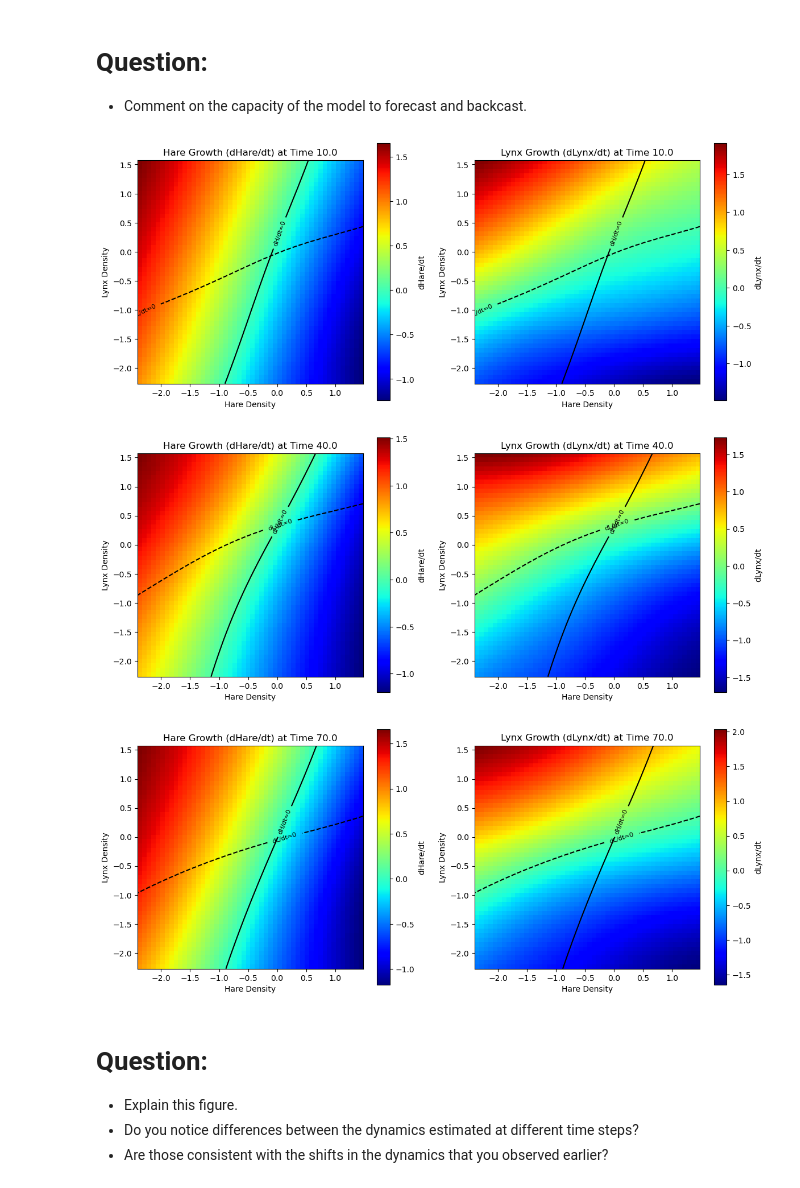
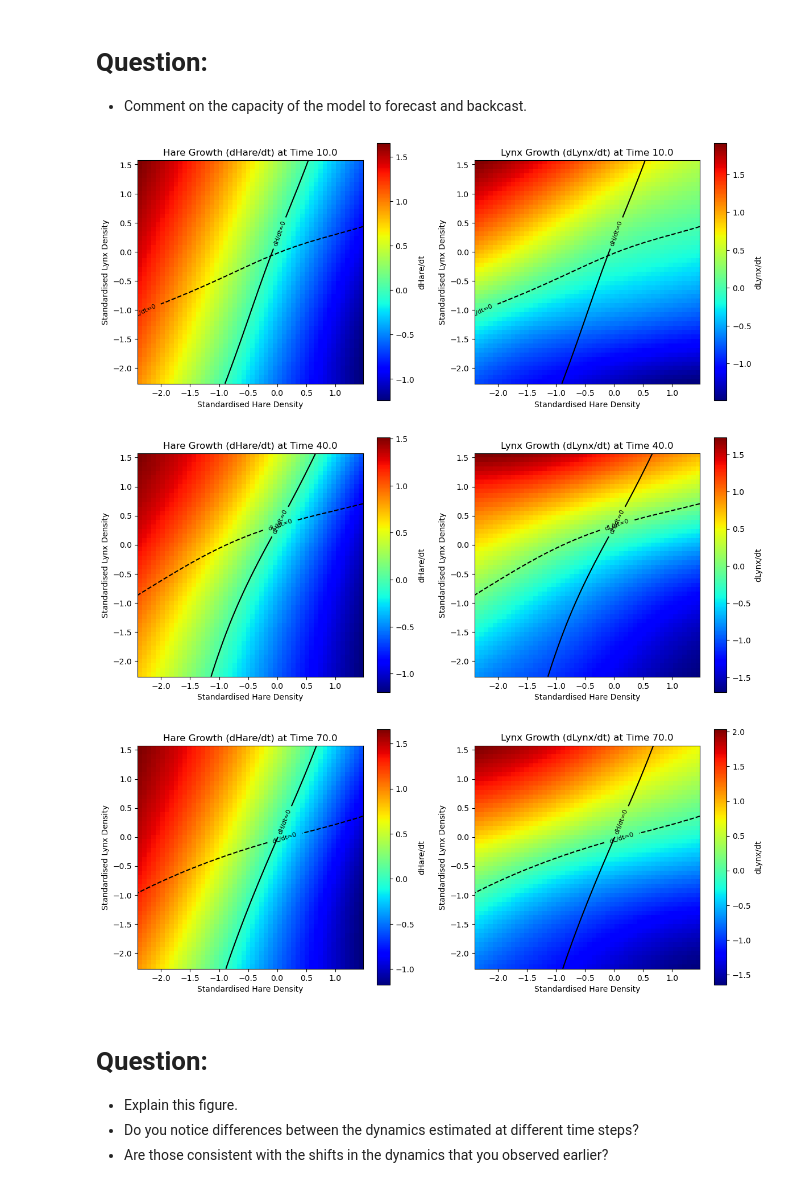
Before and after one commit to WillemBonnaffe/nodes-tutorial, a Jupyter notebook: i2_NODE_time_dependent.ipynb, the cells around one changed output. Cells and saved outputs as stored; diff of their text form; code cells hidden in the pictures.

```diff
--- a/i2_NODE_time_dependent.ipynb
+++ b/i2_NODE_time_dependent.ipynb
@@ -480,10 +512,12 @@ forecasted_population = forecasted_population.cpu().detach().numpy()
 num_variables = 2
 fig, axes = plt.subplots(num_variables, num_variables, figsize=(14,14))
 var_labels = ['Hare','Lynx']
+t = np.arange(forecasted_population.shape[0])  # time index
 for i in range(num_variables):
     for j in range(num_variables):
         axis = axes[i,j]
-        axis.plot(forecasted_population[:, j], forecasted_population[:, i], '-', label="", color='black')
+        axis.plot(forecasted_population[:, j], forecasted_population[:, i], '-', label="", color='black', alpha=1.0)
+        # axis.scatter(forecasted_population[:, j], forecasted_population[:, i], c=t, cmap='rainbow', alpha=0.5)
         axis.set_xlabel(var_labels[j])
         axis.set_ylabel(var_labels[i])
 sns.despine()
@@ -637,8 +671,8 @@ def dynamics_grid_analysis_time_dependent(model, hare_range, lynx_range, time_va
     plt.subplot(1, 2, 1)
     plt.imshow(hare_dynamics, extent=(hare_range[0], hare_range[1], lynx_range[0], lynx_range[1]), origin='lower', cmap='jet')
     plt.colorbar(label='dHare/dt')
-    plt.xlabel("Hare Density")
-    plt.ylabel("Lynx Density")
+    plt.xlabel("Standardised Hare Density")
+    plt.ylabel("Standardised Lynx Density")
     plt.title(f"Hare Growth (dHare/dt) at Time {time_value}")
 
     ## Null isoclines
@@ -649,38 +683,38 @@ def dynamics_grid_analysis_time_dependent(model, hare_range, lynx_range, time_va
 
     ## Plot heatmap for lynx population dynamics
     plt.subplot(1, 2, 2)
     plt.imshow(lynx_dynamics, extent=(hare_range[0], hare_range[1], lynx_range[0], lynx_range[1]), origin='lower', cmap='jet')
     plt.colorbar(label='dLynx/dt')
-    plt.xlabel("Hare Density")
-    plt.ylabel("Lynx Density")
+    plt.xlabel("Standardised Hare Density")
+    plt.ylabel("Standardised Lynx Density")
     plt.title(f"Lynx Growth (dLynx/dt) at Time {time_value}")
 
     ## Null isoclines
     CS3 = plt.contour(hare_grid.T, lynx_grid.T, hare_dynamics.T, levels=[0], colors='black', linewidths=1.5)
     CS4 = plt.contour(hare_grid.T, lynx_grid.T, lynx_dynamics.T, levels=[0], colors='black', linewidths=1.5, linestyles='--')
     plt.clabel(CS3, fmt='dH/dt=0', inline=True, fontsize=8)
     plt.clabel(CS4, fmt='dL/dt=0', inline=True, fontsize=8)
 
     plt.tight_layout()
     plt.show()
 
 
 ## Running dynamics grid analysis for the time-dependent model
 ## Define hare and lynx density ranges based on the observed data
 hare_min, hare_max = data_tensor[:, 0].min().item(), data_tensor[:, 0].max().item()
 lynx_min, lynx_max = data_tensor[:, 1].min().item(), data_tensor[:, 1].max().item()
 
 ## Execute analysis at different time values
 dynamics_grid_analysis_time_dependent(predator_prey_ode_time_dependent, hare_range=(hare_min, hare_max), lynx_range=(lynx_min, lynx_max), time_value=torch.tensor(10.0))
 dynamics_grid_analysis_time_dependent(predator_prey_ode_time_dependent, hare_range=(hare_min, hare_max), lynx_range=(lynx_min, lynx_max), time_value=torch.tensor(40.0))
 dynamics_grid_analysis_time_dependent(predator_prey_ode_time_dependent, hare_range=(hare_min, hare_max), lynx_range=(lynx_min, lynx_max), time_value=torch.tensor(70.0))
 
 #
 ###
 # %% [output]
-[figure, old version]
+[figure, new version]
-[figure, old version]
+[figure, new version]
-[figure, old version]
+[figure, new version]
 # %% [markdown]
 # Question:
 * Explain this figure.
```
Also changed, not shown: parts of 22 cells of this notebook, 1 other file.
